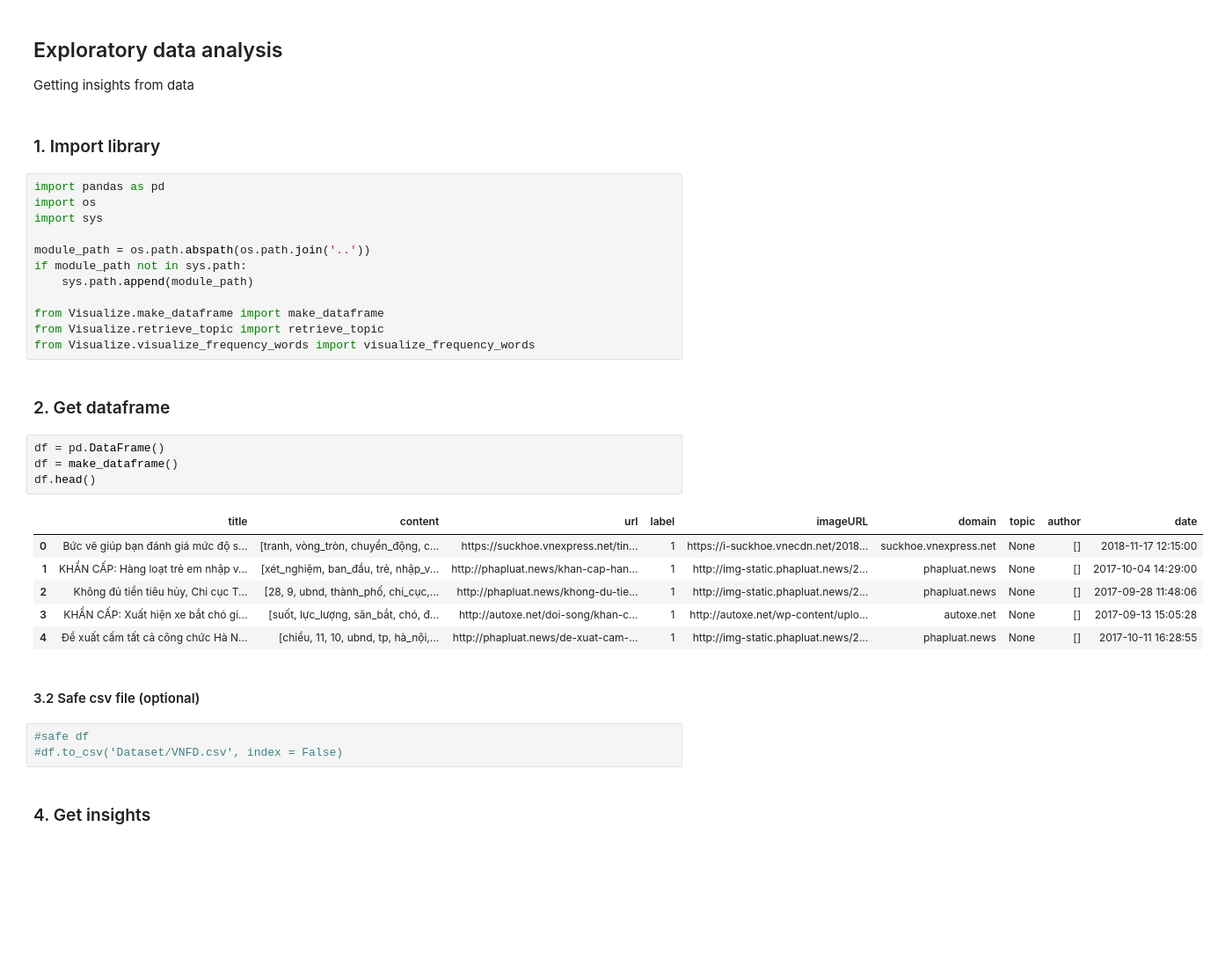
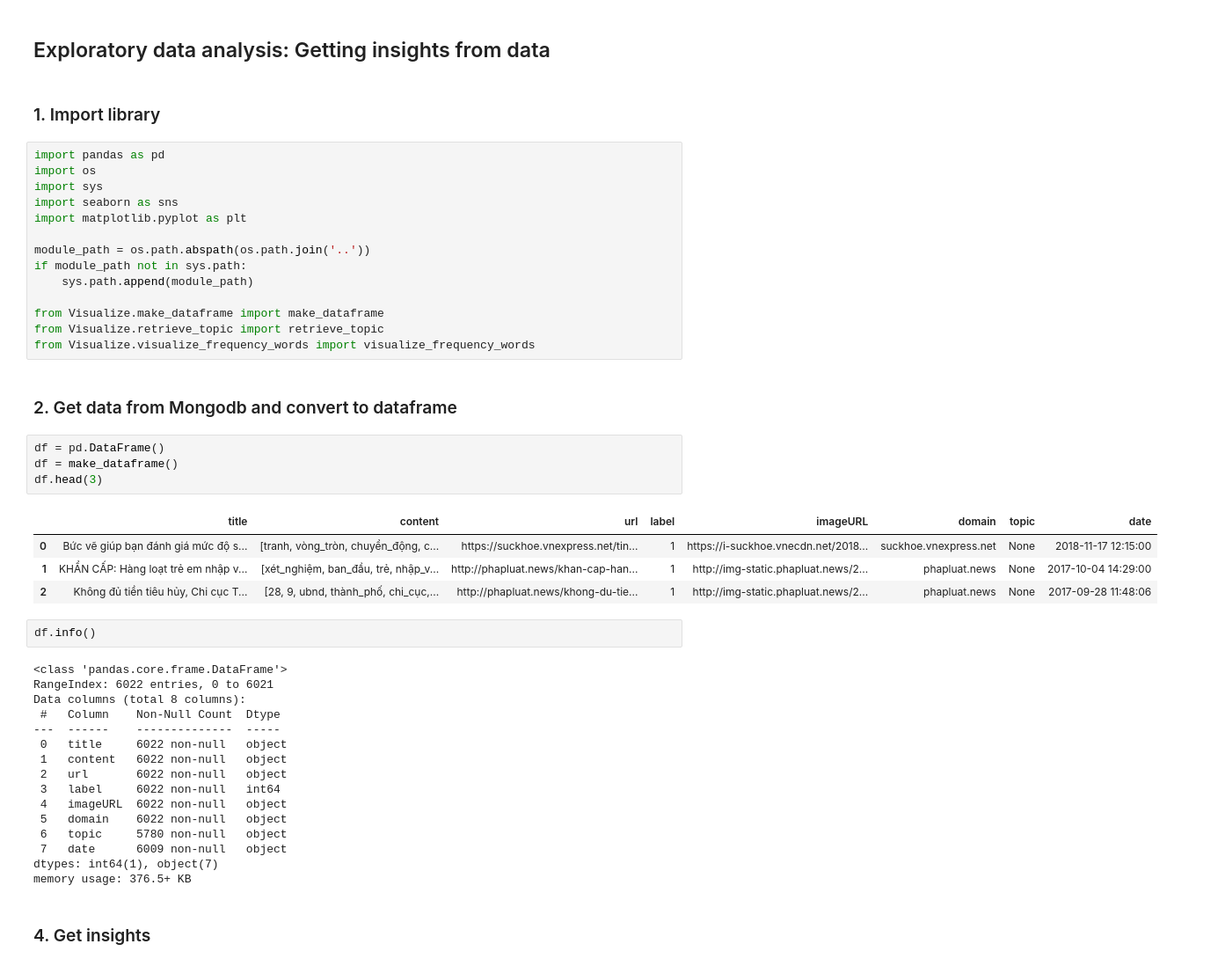
Before and after one commit to DreamyWanderer/Final_Lab, a Jupyter notebook: Source/Visualize/EDA.ipynb, the cells around one changed output. Shown at 88% size. Saved outputs shown, nothing was run; the diff lists cells and outputs as text; blank space fills up the shorter version.

```diff
--- a/Source/Visualize/EDA.ipynb
+++ b/Source/Visualize/EDA.ipynb
@@ -1,12 +1,13 @@
 # %% [markdown]
-## Exploratory data analysis
-Getting insights from data
+## Exploratory data analysis: Getting insights from data
 # %% [markdown]
 ### 1. Import library
 # %%
 import pandas as pd
 import os
 import sys
+import seaborn as sns
+import matplotlib.pyplot as plt
 
 module_path = os.path.abspath(os.path.join('..'))
 if module_path not in sys.path:
@@ -16,23 +17,34 @@ from Visualize.make_dataframe import make_dataframe
 from Visualize.retrieve_topic import retrieve_topic
 from Visualize.visualize_frequency_words import visualize_frequency_words
 # %% [markdown]
-### 2. Get dataframe
+### 2. Get data from Mongodb and convert to dataframe
 # %%
 df = pd.DataFrame()
 df = make_dataframe()
-df.head()
+df.head(3)
 # %% [output]
-|  | title | content | url | label | imageURL | domain | topic | author | date |
-| 0 | Bức vẽ giúp bạn đánh giá mức độ s... | [tranh, vòng_tròn, chuyển_động, c... | https://suckhoe.vnexpress.net/tin... | 1 | https://i-suckhoe.vnecdn.net/2018... | suckhoe.vnexpress.net | None | [] | 2018-11-17 12:15:00 |
-| 1 | KHẨN CẤP: Hàng loạt trẻ em nhập v... | [xét_nghiệm, ban_đầu, trẻ, nhập_v... | http://phapluat.news/khan-cap-han... | 1 | http://img-static.phapluat.news/2... | phapluat.news | None | [] | 2017-10-04 14:29:00 |
-| 2 | Không đủ tiền tiêu hủy, Chi cục T... | [28, 9, ubnd, thành_phố, chi_cục,... | http://phapluat.news/khong-du-tie... | 1 | http://img-static.phapluat.news/2... | phapluat.news | None | [] | 2017-09-28 11:48:06 |
-| 3 | KHẨN CẤP: Xuất hiện xe bắt chó gi... | [suốt, lực_lượng, săn_bắt, chó, đ... | http://autoxe.net/doi-song/khan-c... | 1 | http://autoxe.net/wp-content/uplo... | autoxe.net | None | [] | 2017-09-13 15:05:28 |
-| 4 | Đề xuất cấm tất cả công chức Hà N... | [chiều, 11, 10, ubnd, tp, hà_nội,... | http://phapluat.news/de-xuat-cam-... | 1 | http://img-static.phapluat.news/2... | phapluat.news | None | [] | 2017-10-11 16:28:55 |
+|  | title | content | url | label | imageURL | domain | topic | date |
+| 0 | Bức vẽ giúp bạn đánh giá mức độ s... | [tranh, vòng_tròn, chuyển_động, c... | https://suckhoe.vnexpress.net/tin... | 1 | https://i-suckhoe.vnecdn.net/2018... | suckhoe.vnexpress.net | None | 2018-11-17 12:15:00 |
+| 1 | KHẨN CẤP: Hàng loạt trẻ em nhập v... | [xét_nghiệm, ban_đầu, trẻ, nhập_v... | http://phapluat.news/khan-cap-han... | 1 | http://img-static.phapluat.news/2... | phapluat.news | None | 2017-10-04 14:29:00 |
+| 2 | Không đủ tiền tiêu hủy, Chi cục T... | [28, 9, ubnd, thành_phố, chi_cục,... | http://phapluat.news/khong-du-tie... | 1 | http://img-static.phapluat.news/2... | phapluat.news | None | 2017-09-28 11:48:06 |
-# %% [markdown]
-#### 3.2 Safe csv file (optional)
-# %%
-#safe df
-#df.to_csv('Dataset/VNFD.csv', index = False)
+# %%
+df.info()
+# %% [output]
+<class 'pandas.core.frame.DataFrame'>
+RangeIndex: 6022 entries, 0 to 6021
+Data columns (total 8 columns):
+ #   Column    Non-Null Count  Dtype
+---  ------    --------------  -----
+ 0   title     6022 non-null   object
+ 1   content   6022 non-null   object
+ 2   url       6022 non-null   object
+ 3   label     6022 non-null   int64
+ 4   imageURL  6022 non-null   object
+ 5   domain    6022 non-null   object
+ 6   topic     5780 non-null   object
+ 7   date      6009 non-null   object
+dtypes: int64(1), object(7)
+memory usage: 376.5+ KB
 # %% [markdown]
 ### 4. Get insights
 # %% [markdown]
```
Also changed, not shown: parts of 12 cells of this notebook, 3 other files.
